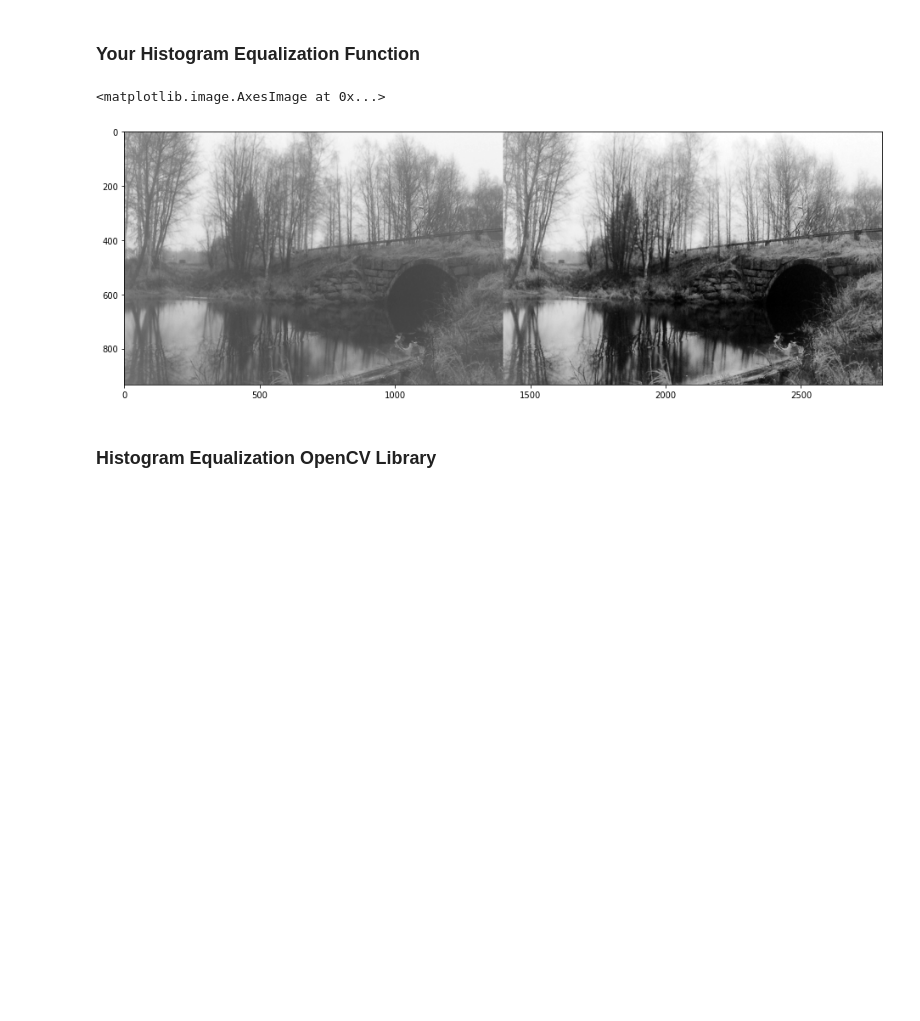
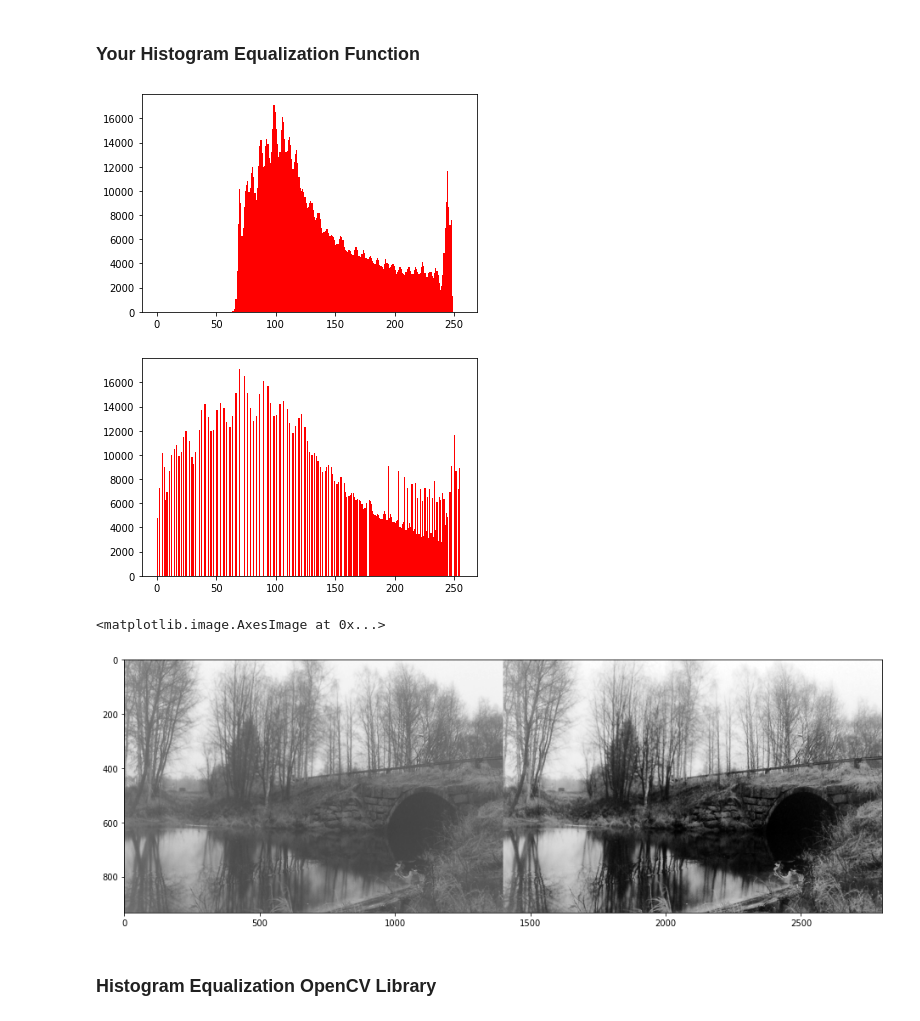
Before and after one commit to parsaeisa/computer_vision, a Jupyter notebook: HW3/Q2.ipynb, the cells around one changed output. Drawn from its saved outputs; the diff is of its cells as text; code cells hidden in the pictures; blank space fills up the shorter version.

Commit message:
add histograms

```diff
--- a/HW3/Q2.ipynb
+++ b/HW3/Q2.ipynb
@@ -49,19 +49,27 @@ def hist_equ(image):
     return output_image
 # %%
 img = cv2.imread('/content/River.jpg', 0)
+
+plt.hist(img.flatten(),256,[0,256], color = 'r')
+plt.show()
 
 ### YOUR CODE ###
 # START
 equ = hist_equ(img)
 # END
 
+plt.hist(equ.flatten(),256,[0,256], color = 'r')
+plt.show()
+
 res = np.hstack((img, equ)) #stacking images side-by-side
 
 plt.figure(figsize=(16, 16))
 plt.imshow(res, cmap='gray')
 # %% [output]
+[figure, new version]
+[figure, added]
 <matplotlib.image.AxesImage at 0x...>
-[figure, old version]
+[figure, added]
 # %% [markdown]
 ### Histogram Equalization OpenCV Library
 # %%
```
Also changed, not shown: parts of 3 cells of this notebook.
